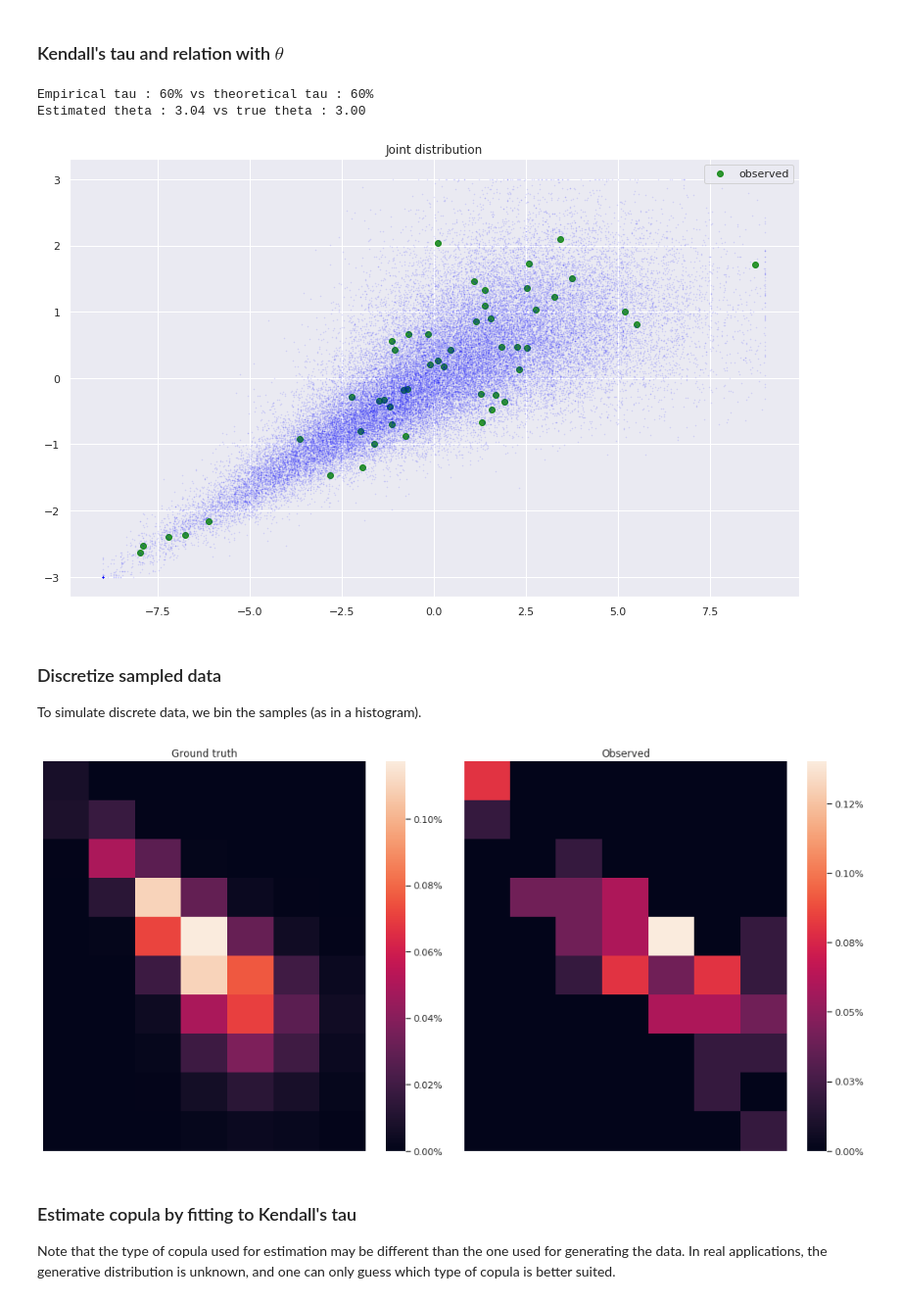
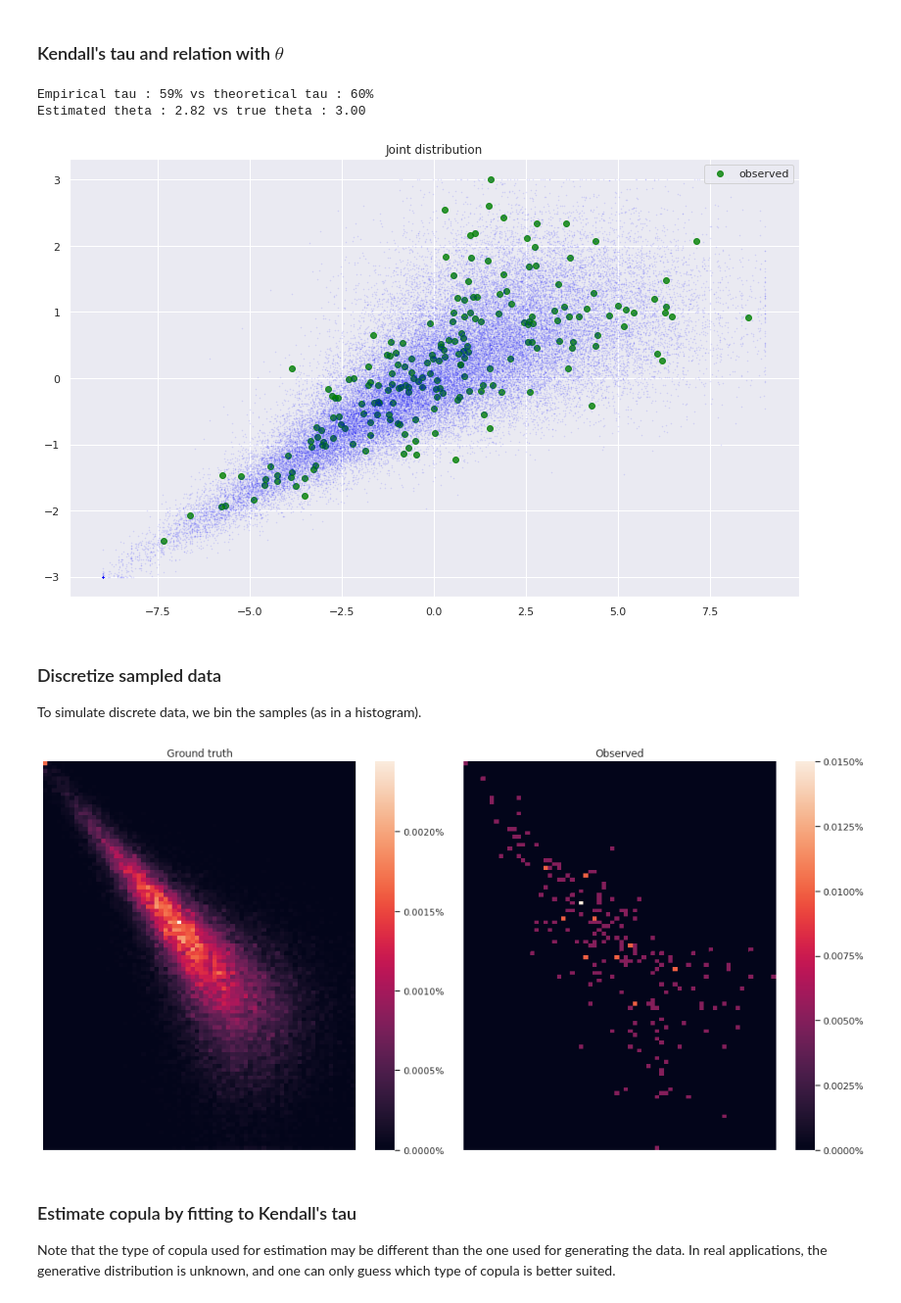
Before and after one commit to sauxpa/stochastic, a Jupyter notebook: examples/bivariate_copula_examples/joint_law_matrix_completion.ipynb, the cells around one changed output. Shown at 98% size. Saved outputs shown, nothing was run; the diff lists cells and outputs as text; code cells hidden in the pictures.

```diff
--- a/examples/bivariate_copula_examples/joint_law_matrix_completion.ipynb
+++ b/examples/bivariate_copula_examples/joint_law_matrix_completion.ipynb
@@ -37,7 +37,7 @@ sigma_y = 1.0
 # Sample a large number of points for ground truth...
 N = int(5e4)
 # ... but observe only the first few
-n_obs = 50
+n_obs = 200
 
 X = np.random.normal(0, sigma_x, size=N)
 Y = np.random.normal(0, sigma_y, size=N)
@@ -90,8 +90,8 @@ print('Empirical tau : {:.0%} vs theoretical tau : {:.0%}'.format(tau_hat, kenda
 theta_hat = theta_from_tau(tau_hat, mode=mode)
 print('Estimated theta : {:.2f} vs true theta : {:.2f}'.format(theta_hat, theta))
 # %% [output]
-Empirical tau : 60% vs theoretical tau : 60%
-Estimated theta : 3.04 vs true theta : 3.00
+Empirical tau : 59% vs theoretical tau : 60%
+Estimated theta : 2.82 vs true theta : 3.00
 # %%
 with sns.axes_style('darkgrid'):
     fig, ax = plt.subplots(figsize=(11, 7), nrows=1, ncols=1)
@@ -105,14 +105,14 @@ with sns.axes_style('darkgrid'):
     plt.tight_layout()
     plt.show()
 # %% [output]
-[figure, old version]
+[figure, new version]
 # %% [markdown]
 ### Discretize sampled data
 
 To simulate discrete data, we bin the samples (as in a histogram).
 # %%
-n_bins_x = 10
-n_bins_y = 7
+n_bins_x = 100
+n_bins_y = 70
 
 H_ground_truth, _, _ = np.histogram2d(X_sim, Y_sim, bins=[n_bins_x, n_bins_y])
 H_ground_truth /= N
@@ -122,18 +122,18 @@ H_obs /= n_obs
 # %%
 fig, axes = plt.subplots(figsize=(14, 7), nrows=1, ncols=2)
 
 ax = axes[0]
-sns.heatmap(H_ground_truth, ax=ax, cbar_kws={'format': '%.2f%%'}, xticklabels=[], yticklabels=[])
+sns.heatmap(H_ground_truth, ax=ax, cbar_kws={'format': '%.4f%%'}, xticklabels=[], yticklabels=[])
 ax.set_title('Ground truth')
 
 ax = axes[1]
-sns.heatmap(H_obs, ax=ax, cbar_kws={'format': '%.2f%%'}, xticklabels=[], yticklabels=[])
+sns.heatmap(H_obs, ax=ax, cbar_kws={'format': '%.4f%%'}, xticklabels=[], yticklabels=[])
 ax.set_title('Observed')
 
 plt.tight_layout()
 plt.show()
 # %% [output]
-[figure, old version]
+[figure, new version]
 # %% [markdown]
 ### Estimate copula by fitting to Kendall's tau
 
```
Also changed, not shown: parts of 10 cells of this notebook.
